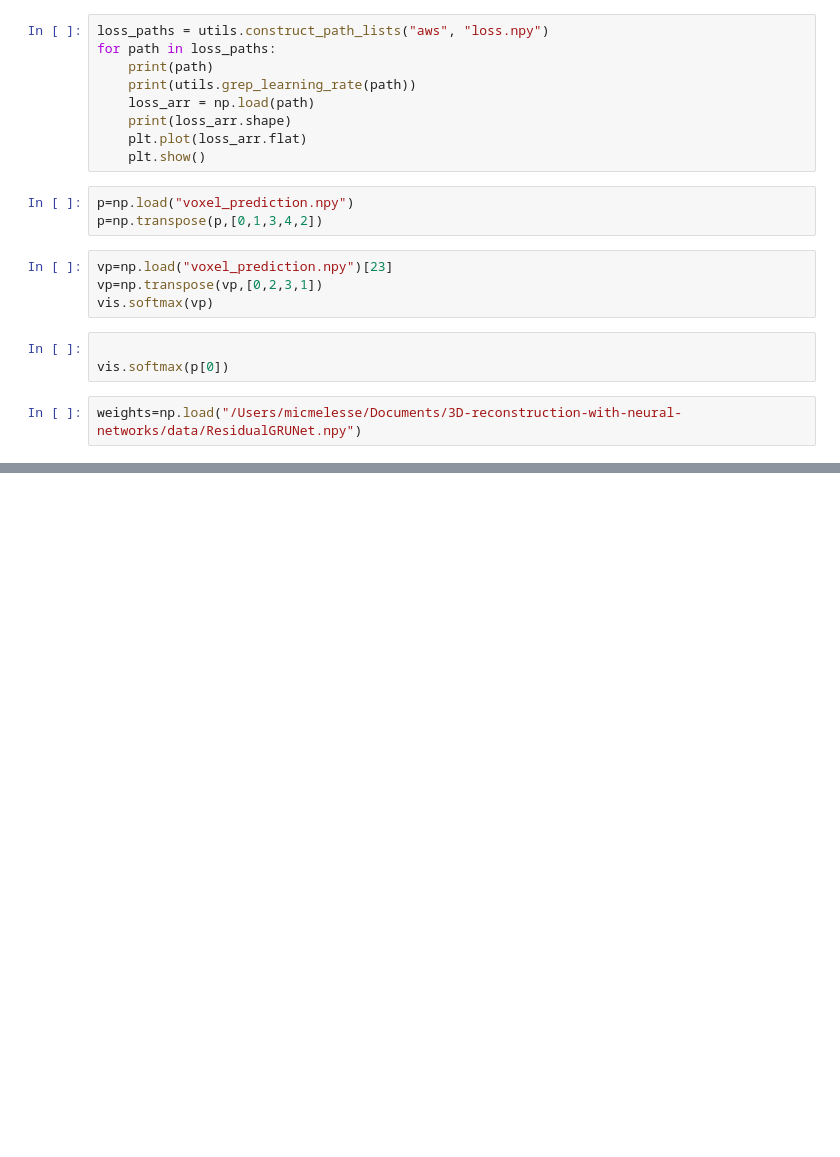
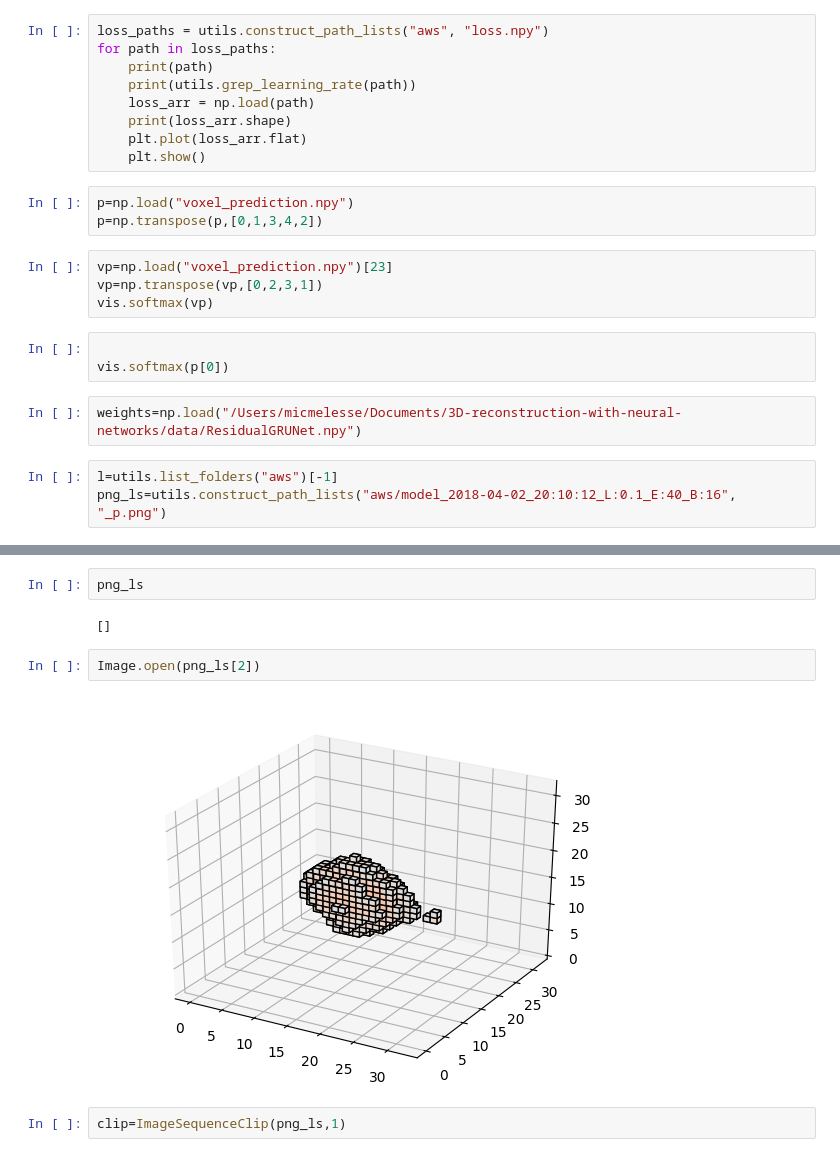
Before and after one commit to micmelesse/3D-reconstruction-with-Neural-Networks, a Jupyter notebook: playground.ipynb, the cells around one changed output, grey strips where cells are left out. Drawn from its saved outputs; the diff is of its cells as text; blank space fills up the shorter version.

```diff
--- a/playground.ipynb
+++ b/playground.ipynb
@@ -55,3 +58,6 @@ vis.softmax(vp)
 vis.softmax(p[0])
 # %%
 weights=np.load("/Users/micmelesse/Documents/3D-reconstruction-with-neural-networks/data/ResidualGRUNet.npy")
+# %%
+l=utils.list_folders("aws")[-1]
+png_ls=utils.construct_path_lists("aws/model_2018-04-02_20:10:12_L:0.1_E:40_B:16", "_p.png")
@@ -57,0 +75,10 @@ weights=np.load("/Users/micmelesse/Documents/3D-reconstruction-with-neural-netwo
+# %%
+png_ls
+# %% [output]
+[]
+# %%
+Image.open(png_ls[2])
+# %% [output]
+[figure, added]
+# %%
+clip=ImageSequenceClip(png_ls,1)
```
Also changed, not shown: parts of 6 cells of this notebook, 5 other files.
